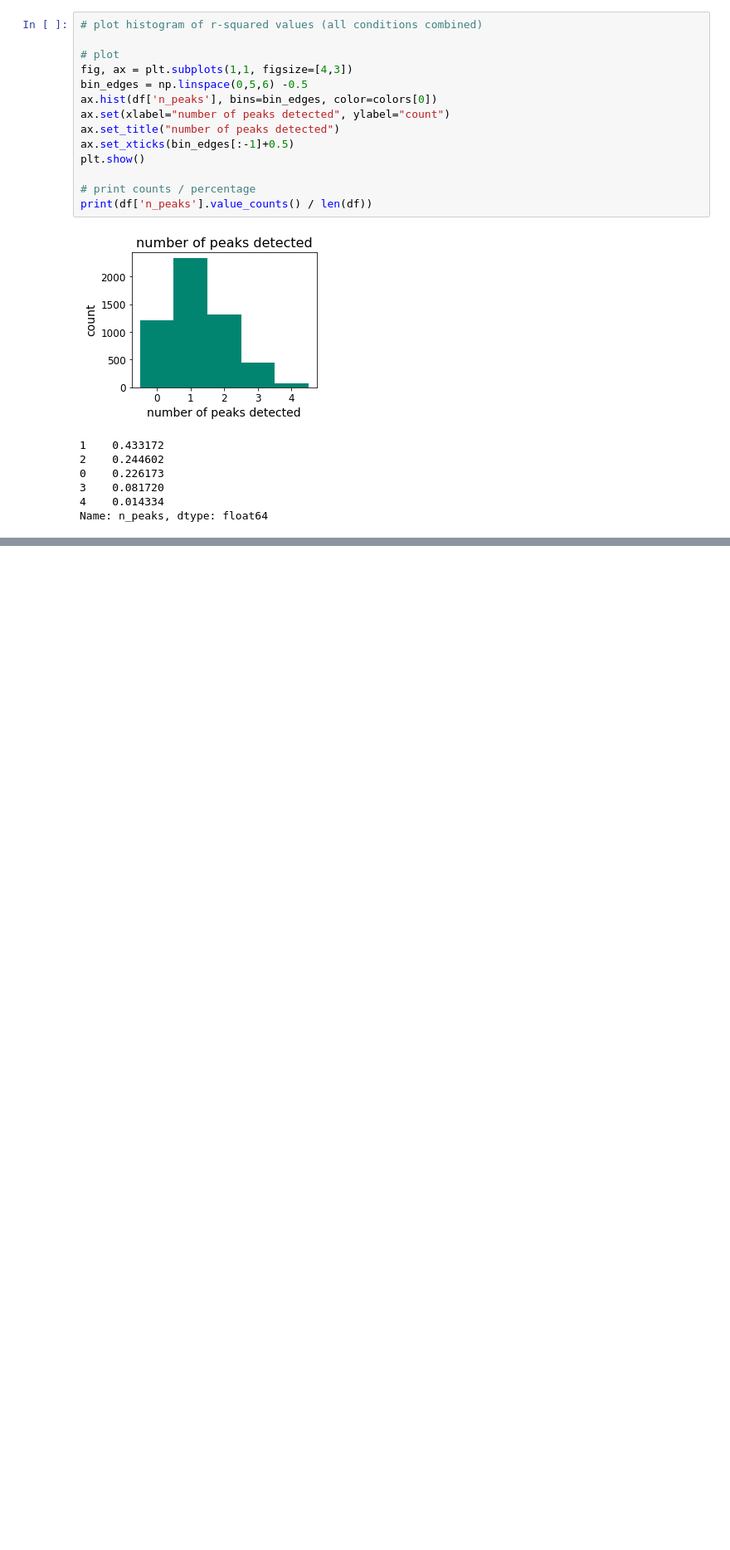
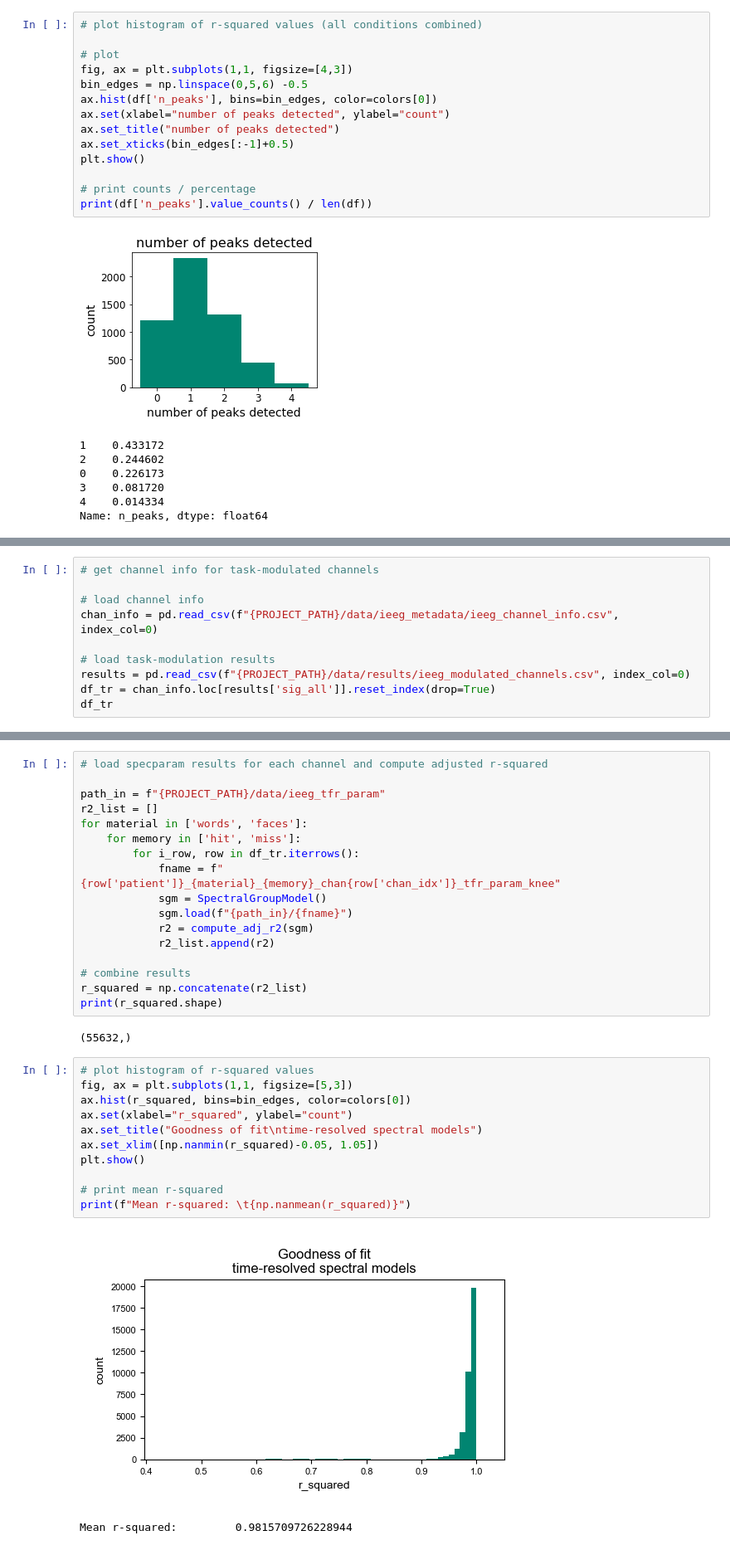
Before and after one commit to voytekresearch/oscillation_vs_exponent, a Jupyter notebook: notebooks/assess_model_fits.ipynb, the cells around one changed output, grey strips where cells are left out. Shown at 83% size. Cells and saved outputs as stored; diff of their text form; blank space fills up the shorter version.

Commit message:
add time-resolved r2 hist

```diff
--- a/notebooks/assess_model_fits.ipynb
+++ b/notebooks/assess_model_fits.ipynb
@@ -270,0 +217,10 @@ Name: n_peaks, dtype: float64
+# %%
+# get channel info for task-modulated channels
+
+# load channel info
+chan_info = pd.read_csv(f"{PROJECT_PATH}/data/ieeg_metadata/ieeg_channel_info.csv", index_col=0)
+
+# load task-modulation results
+results = pd.read_csv(f"{PROJECT_PATH}/data/results/ieeg_modulated_channels.csv", index_col=0)
+df_tr = chan_info.loc[results['sig_all']].reset_index(drop=True)
+df_tr
@@ -270,0 +241,33 @@ Name: n_peaks, dtype: float64
+# %%
+# load specparam results for each channel and compute adjusted r-squared
+
+path_in = f"{PROJECT_PATH}/data/ieeg_tfr_param"
+r2_list = []
+for material in ['words', 'faces']:
+    for memory in ['hit', 'miss']:
+        for i_row, row in df_tr.iterrows():
+            fname = f"{row['patient']}_{material}_{memory}_chan{row['chan_idx']}_tfr_param_knee"
+            sgm = SpectralGroupModel()
+            sgm.load(f"{path_in}/{fname}")
+            r2 = compute_adj_r2(sgm)
+            r2_list.append(r2)
+
+# combine results
+r_squared = np.concatenate(r2_list)
+print(r_squared.shape)
+# %% [output]
+(55632,)
+# %%
+# plot histogram of r-squared values
+fig, ax = plt.subplots(1,1, figsize=[5,3])
+ax.hist(r_squared, bins=bin_edges, color=colors[0])
+ax.set(xlabel="r_squared", ylabel="count")
+ax.set_title("Goodness of fit\ntime-resolved spectral models")
+ax.set_xlim([np.nanmin(r_squared)-0.05, 1.05])
+plt.show()
+
+# print mean r-squared
+print(f"Mean r-squared: \t{np.nanmean(r_squared)}")
+# %% [output]
+[figure, added]
+Mean r-squared:         0.9815709726228944
```
Also changed, not shown: parts of 17 cells of this notebook.
